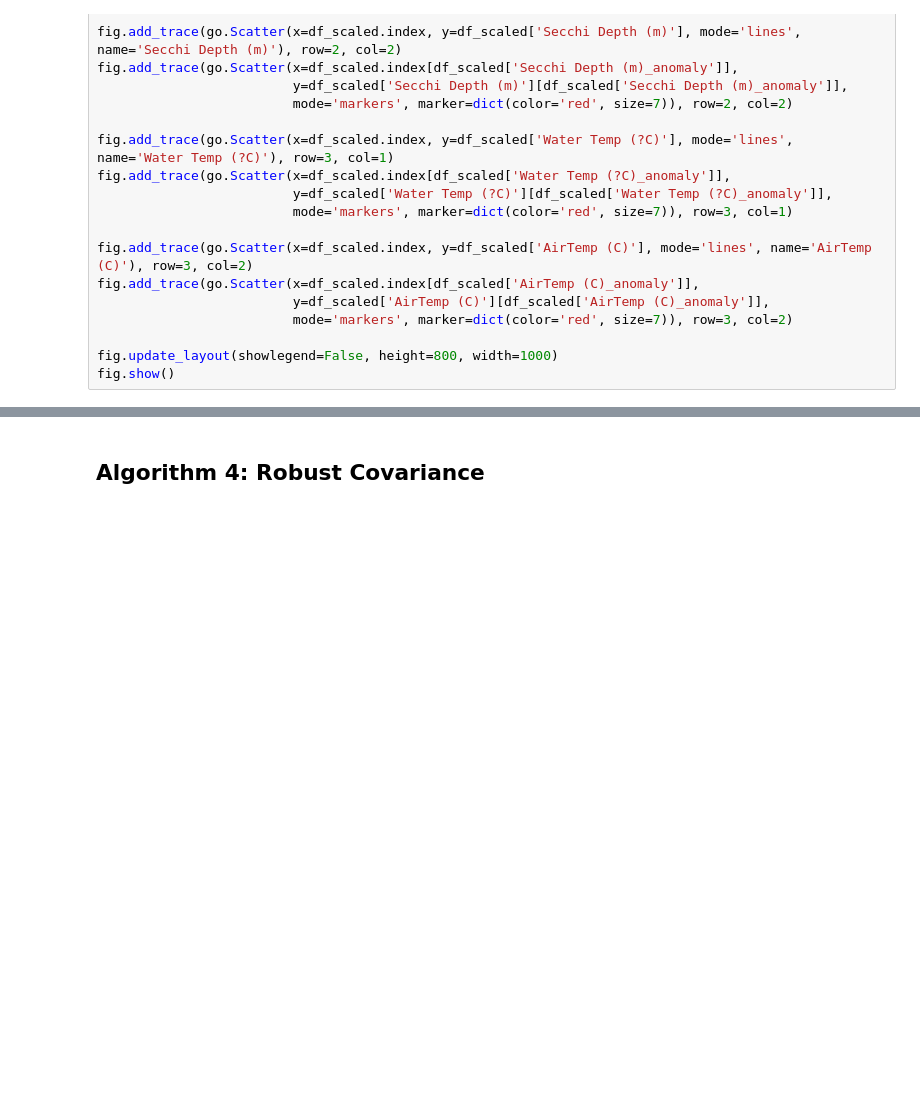
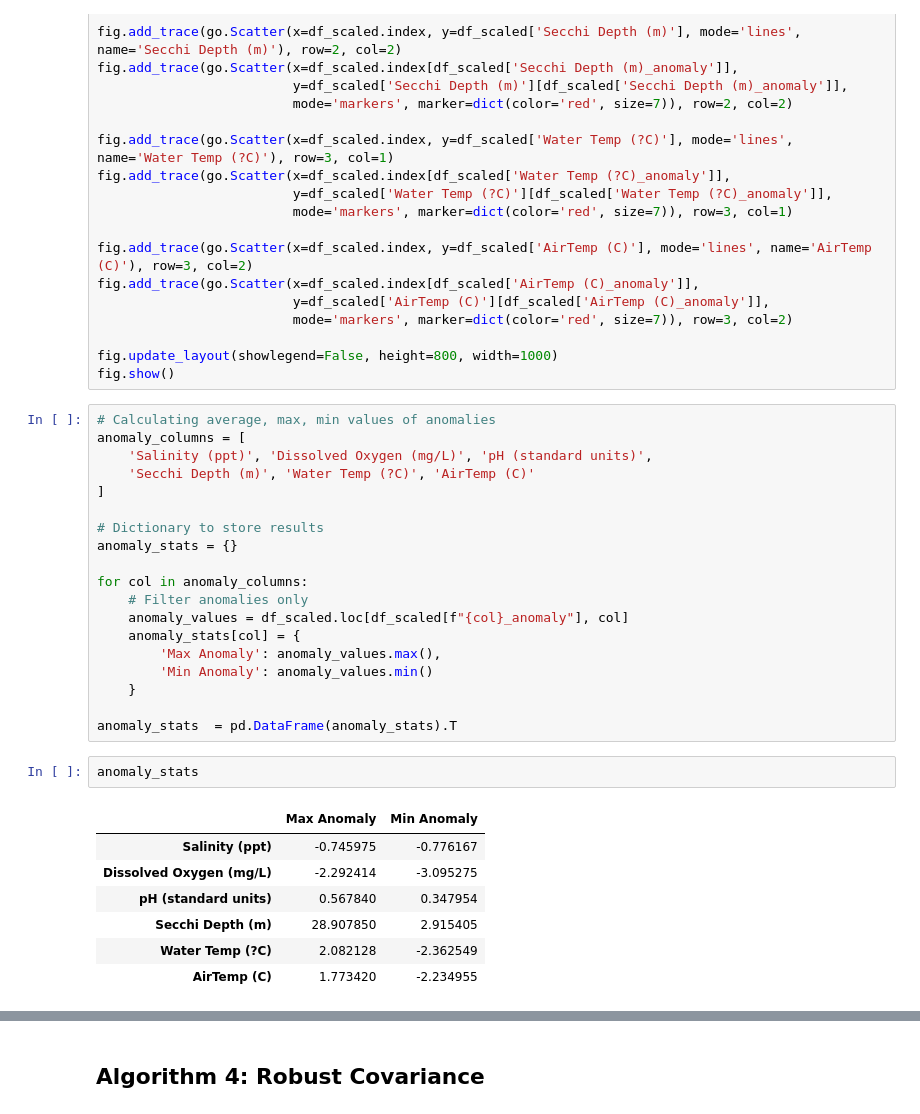
Before and after one commit to nadadroussi/ML_project, a Jupyter notebook: notebooks/isolation_forest_bis.ipynb, the cells around one changed output, grey strips where cells are left out. Saved outputs shown, nothing was run; the diff lists cells and outputs as text; blank space fills up the shorter version.

```diff
--- a/notebooks/isolation_forest_bis.ipynb
+++ b/notebooks/isolation_forest_bis.ipynb
@@ -400,3 +400,32 @@ fig.add_trace(go.Scatter(x=df_scaled.index[df_scaled['AirTemp (C)_anomaly']],
 
 fig.update_layout(showlegend=False, height=800, width=1000)
 fig.show()
+# %%
+# Calculating average, max, min values of anomalies
+anomaly_columns = [
+    'Salinity (ppt)', 'Dissolved Oxygen (mg/L)', 'pH (standard units)',
+    'Secchi Depth (m)', 'Water Temp (?C)', 'AirTemp (C)'
+]
+
+# Dictionary to store results
+anomaly_stats = {}
+
+for col in anomaly_columns:
+    # Filter anomalies only
+    anomaly_values = df_scaled.loc[df_scaled[f"{col}_anomaly"], col]
+    anomaly_stats[col] = {
+        'Max Anomaly': anomaly_values.max(),
+        'Min Anomaly': anomaly_values.min()
+    }
+
+anomaly_stats  = pd.DataFrame(anomaly_stats).T
+# %%
+anomaly_stats
+# %% [output]
+|  | Max Anomaly | Min Anomaly |
+| Salinity (ppt) | -0.745975 | -0.776167 |
+| Dissolved Oxygen (mg/L) | -2.292414 | -3.095275 |
+| pH (standard units) | 0.567840 | 0.347954 |
+| Secchi Depth (m) | 28.907850 | 2.915405 |
+| Water Temp (?C) | 2.082128 | -2.362549 |
+| AirTemp (C) | 1.773420 | -2.234955 |
```
Also changed, not shown: parts of 1 cell of this notebook.
